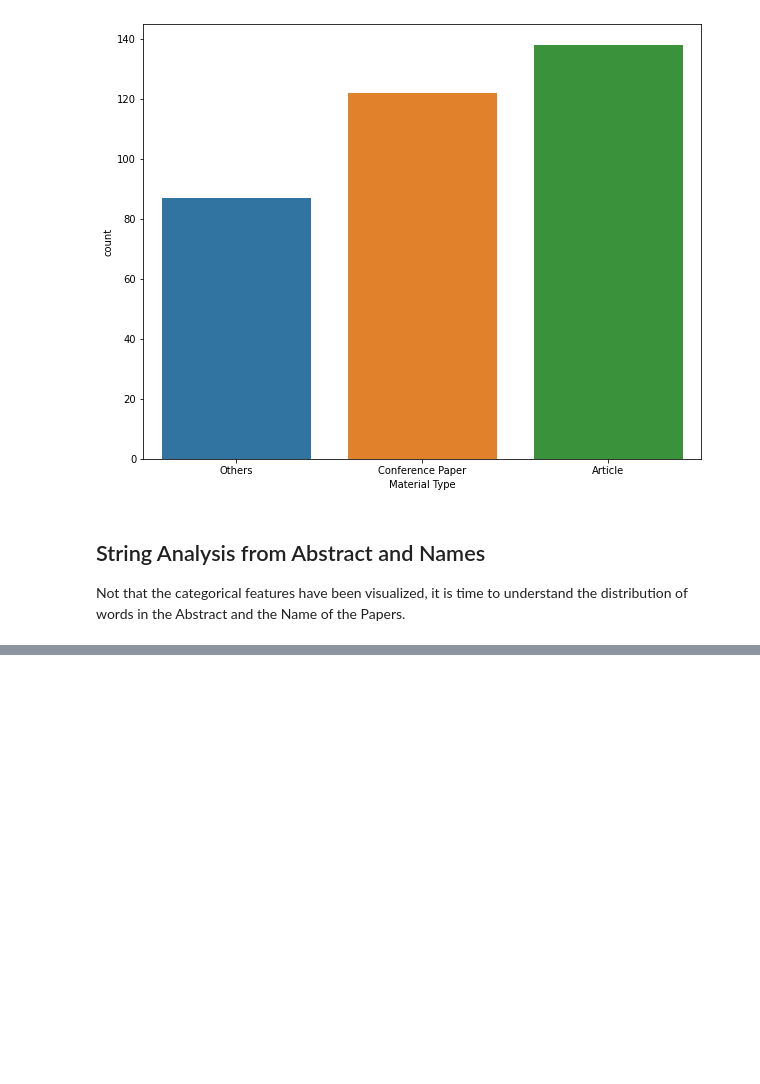
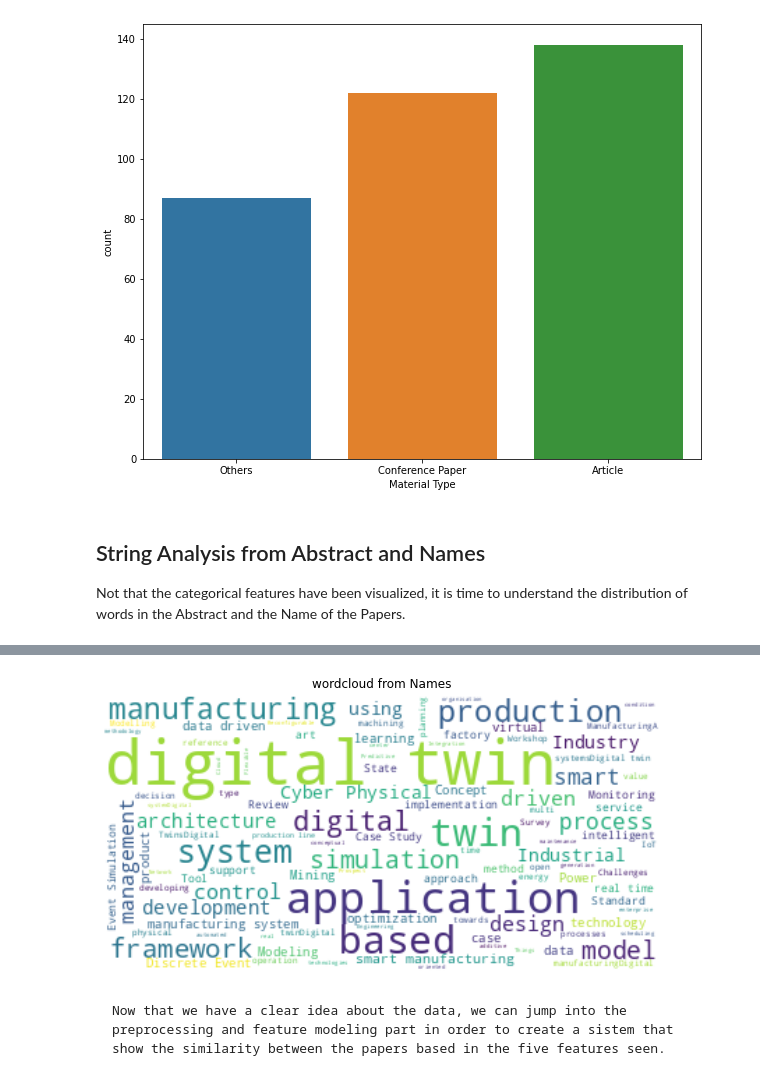
Before and after one commit to AZANK7173/Paper_Analysis, a Jupyter notebook: eda.ipynb, the cells around one changed output, grey strips where cells are left out. Drawn from its saved outputs; the diff is of its cells as text; code cells hidden in the pictures; blank space fills up the shorter version.

```diff
--- a/eda.ipynb
+++ b/eda.ipynb
@@ -447,0 +464,6 @@ As we can see, the small lenght countries are just initials, that will need to b
+# %%
+gen_wordcloud(column="Name", title="wordcloud from Names")
+# %% [output]
+[figure, added]
+# %% [markdown]
+    Now that we have a clear idea about the data, we can jump into the preprocessing and feature modeling part in order to create a sistem that show the similarity between the papers based in the five features seen.
```
Also changed, not shown: parts of 4 cells of this notebook, 2 other files.
